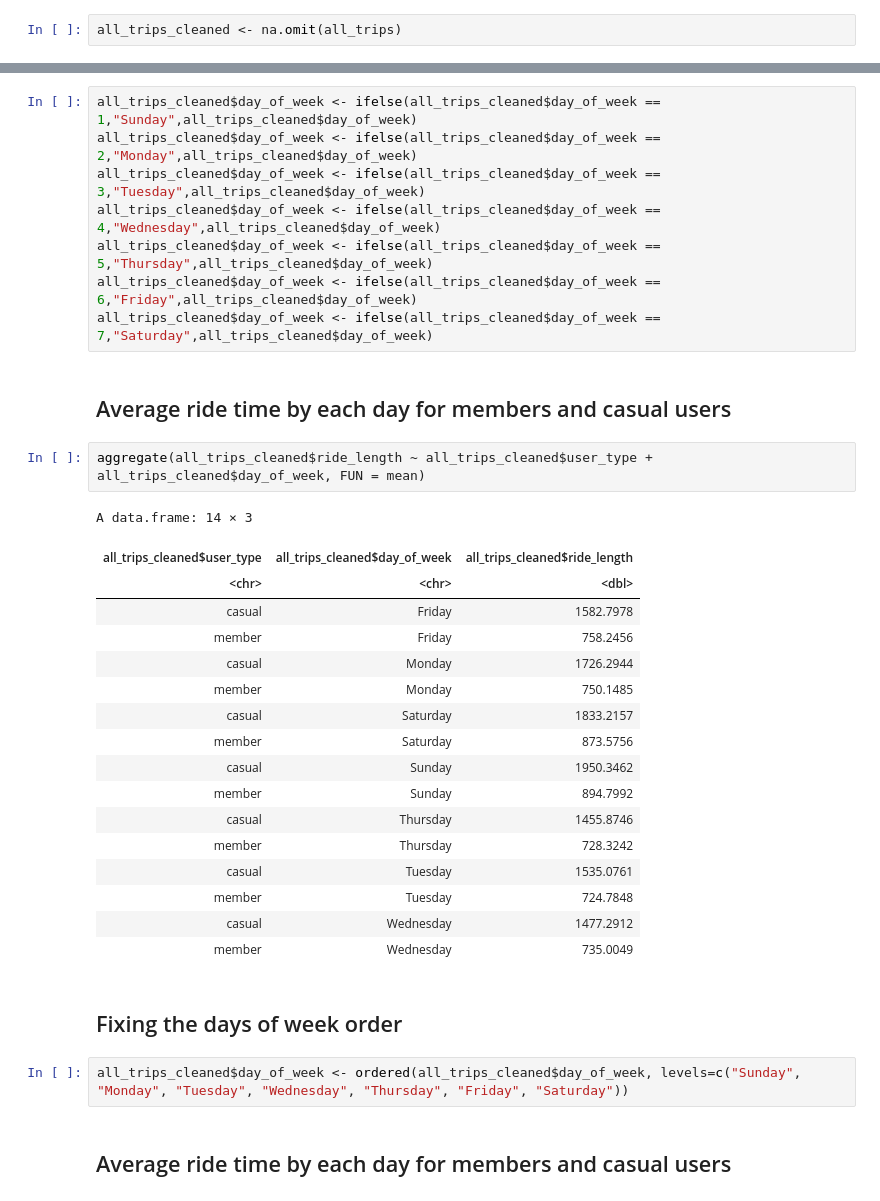
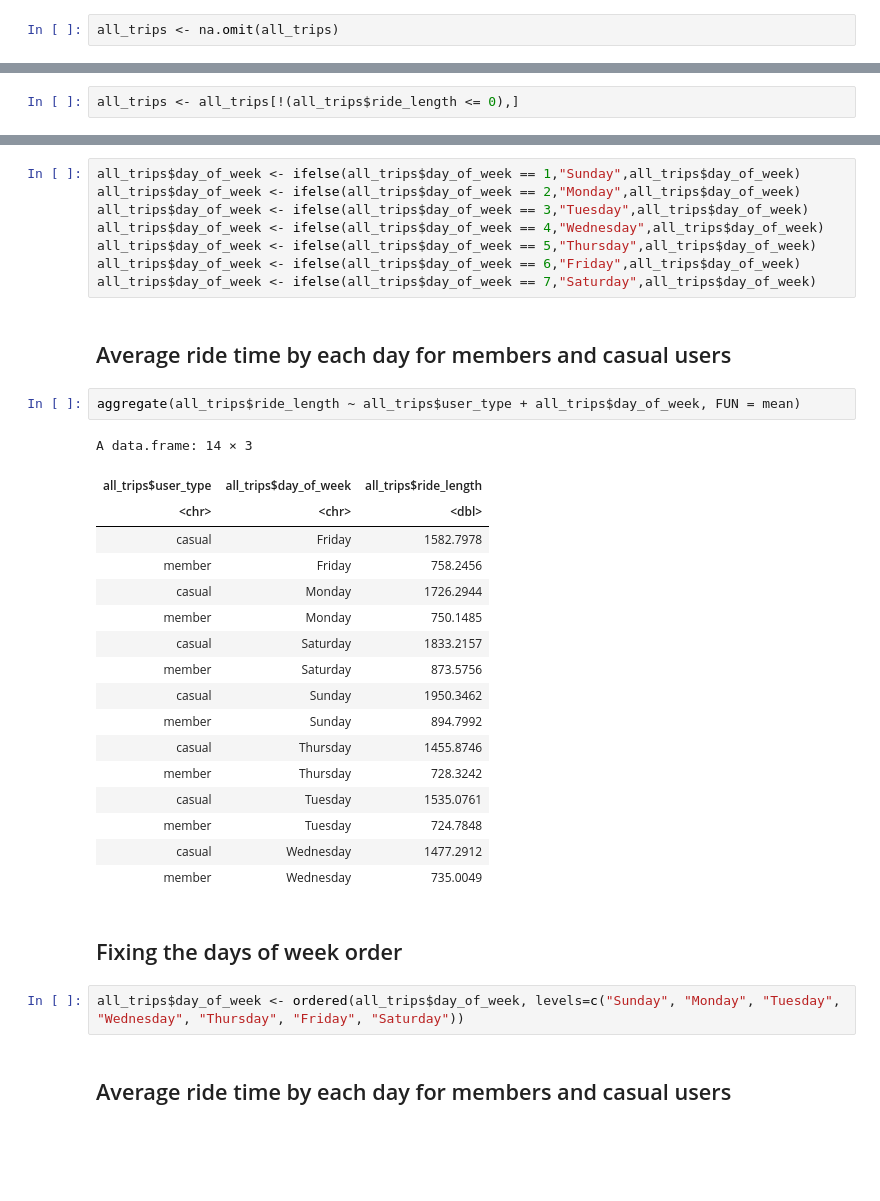
Before and after one commit to georgeselkassouf/Cyclistic-Bike-Share, a Jupyter notebook: cyclistic-bike-share.ipynb, the cells around one changed output, grey strips where cells are left out. Saved outputs shown, nothing was run; the diff lists cells and outputs as text; blank space fills up the shorter version.

```diff
--- a/cyclistic-bike-share.ipynb
+++ b/cyclistic-bike-share.ipynb
@@ -514,6 +336,6 @@ is.numeric(all_trips$ride_length)
 # %% [markdown]
 ### Omit all NA Values
 # %%
-all_trips_cleaned <- na.omit(all_trips)
+all_trips <- na.omit(all_trips)
 # %% [markdown]
 ### Remove rows where ride_length is less than or equal to zero
@@ -522,3 +342,5 @@ all_trips_cleaned <- all_trips_cleaned[!(all_trips_cleaned$ride_length <= 0),]
+# %%
+all_trips <- all_trips[!(all_trips$ride_length <= 0),]
 # %% [markdown]
 ### Check that no negative or zero values are present in the ride_length column
 # %%
@@ -581,20 +403,20 @@ A data.frame: 2 × 2
 # %% [markdown]
 ## Convert day_of_week column to day names instead of numbers
 # %%
-all_trips_cleaned$day_of_week <- ifelse(all_trips_cleaned$day_of_week == 1,"Sunday",all_trips_cleaned$day_of_week)
-all_trips_cleaned$day_of_week <- ifelse(all_trips_cleaned$day_of_week == 2,"Monday",all_trips_cleaned$day_of_week)
-all_trips_cleaned$day_of_week <- ifelse(all_trips_cleaned$day_of_week == 3,"Tuesday",all_trips_cleaned$day_of_week)
-all_trips_cleaned$day_of_week <- ifelse(all_trips_cleaned$day_of_week == 4,"Wednesday",all_trips_cleaned$day_of_week)
-all_trips_cleaned$day_of_week <- ifelse(all_trips_cleaned$day_of_week == 5,"Thursday",all_trips_cleaned$day_of_week)
-all_trips_cleaned$day_of_week <- ifelse(all_trips_cleaned$day_of_week == 6,"Friday",all_trips_cleaned$day_of_week)
-all_trips_cleaned$day_of_week <- ifelse(all_trips_cleaned$day_of_week == 7,"Saturday",all_trips_cleaned$day_of_week)
+all_trips$day_of_week <- ifelse(all_trips$day_of_week == 1,"Sunday",all_trips$day_of_week)
+all_trips$day_of_week <- ifelse(all_trips$day_of_week == 2,"Monday",all_trips$day_of_week)
+all_trips$day_of_week <- ifelse(all_trips$day_of_week == 3,"Tuesday",all_trips$day_of_week)
+all_trips$day_of_week <- ifelse(all_trips$day_of_week == 4,"Wednesday",all_trips$day_of_week)
+all_trips$day_of_week <- ifelse(all_trips$day_of_week == 5,"Thursday",all_trips$day_of_week)
+all_trips$day_of_week <- ifelse(all_trips$day_of_week == 6,"Friday",all_trips$day_of_week)
+all_trips$day_of_week <- ifelse(all_trips$day_of_week == 7,"Saturday",all_trips$day_of_week)
 # %% [markdown]
 ## Average ride time by each day for members and casual users
 # %%
-aggregate(all_trips_cleaned$ride_length ~ all_trips_cleaned$user_type + all_trips_cleaned$day_of_week, FUN = mean)
+aggregate(all_trips$ride_length ~ all_trips$user_type + all_trips$day_of_week, FUN = mean)
 # %% [output]
 A data.frame: 14 × 3
-| all_trips_cleaned$user_type | all_trips_cleaned$day_of_week | all_trips_cleaned$ride_length |
+| all_trips$user_type | all_trips$day_of_week | all_trips$ride_length |
 | <chr> | <chr> | <dbl> |
 | casual | Friday | 1582.7978 |
 | member | Friday | 758.2456 |
@@ -613,7 +435,7 @@ A data.frame: 14 × 3
 # %% [markdown]
 ## Fixing the days of week order
 # %%
-all_trips_cleaned$day_of_week <- ordered(all_trips_cleaned$day_of_week, levels=c("Sunday", "Monday", "Tuesday", "Wednesday", "Thursday", "Friday", "Saturday"))
+all_trips$day_of_week <- ordered(all_trips$day_of_week, levels=c("Sunday", "Monday", "Tuesday", "Wednesday", "Thursday", "Friday", "Saturday"))
 # %% [markdown]
 ## Average ride time by each day for members and casual users
 # %%
```
Also changed, not shown: parts of 30 cells of this notebook.
